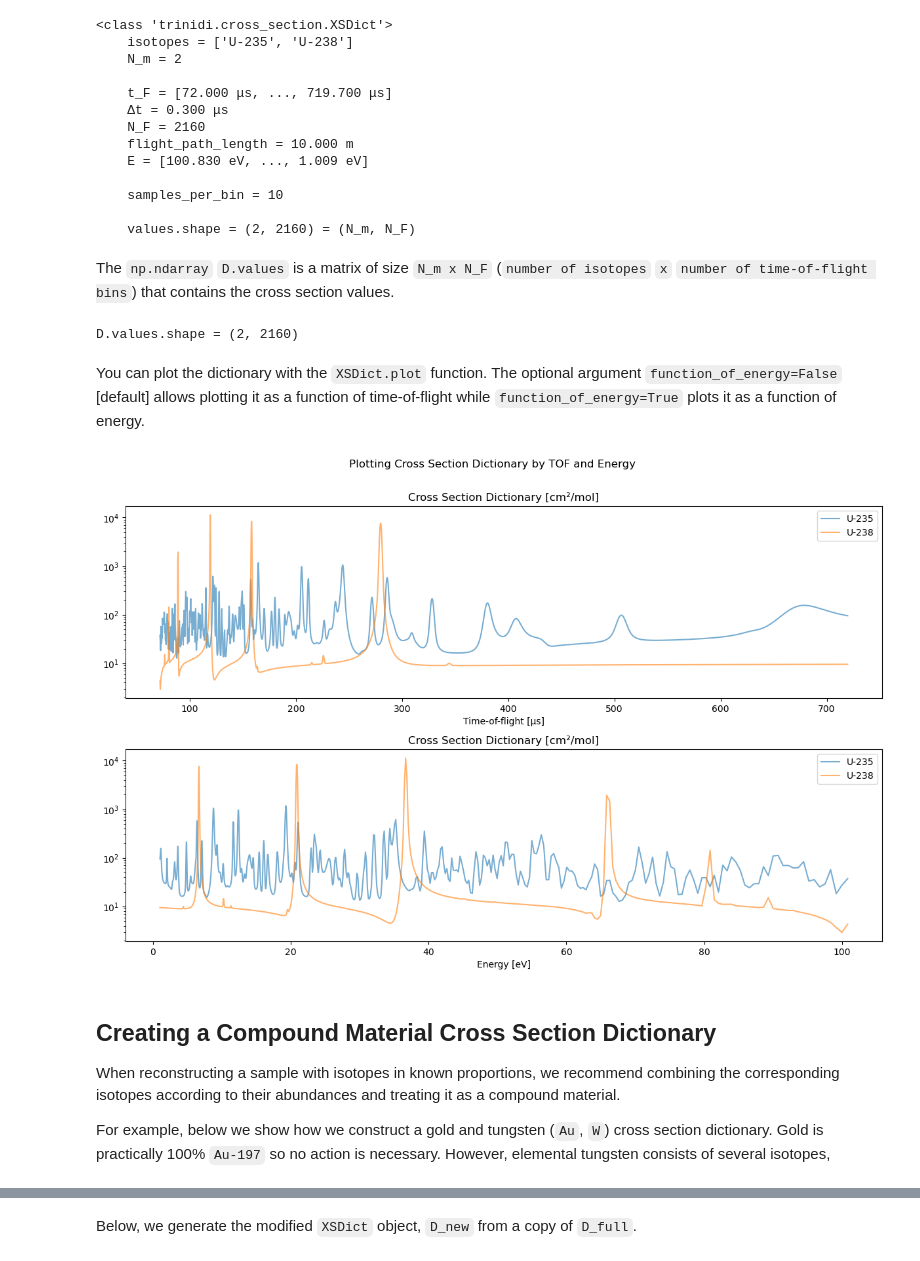
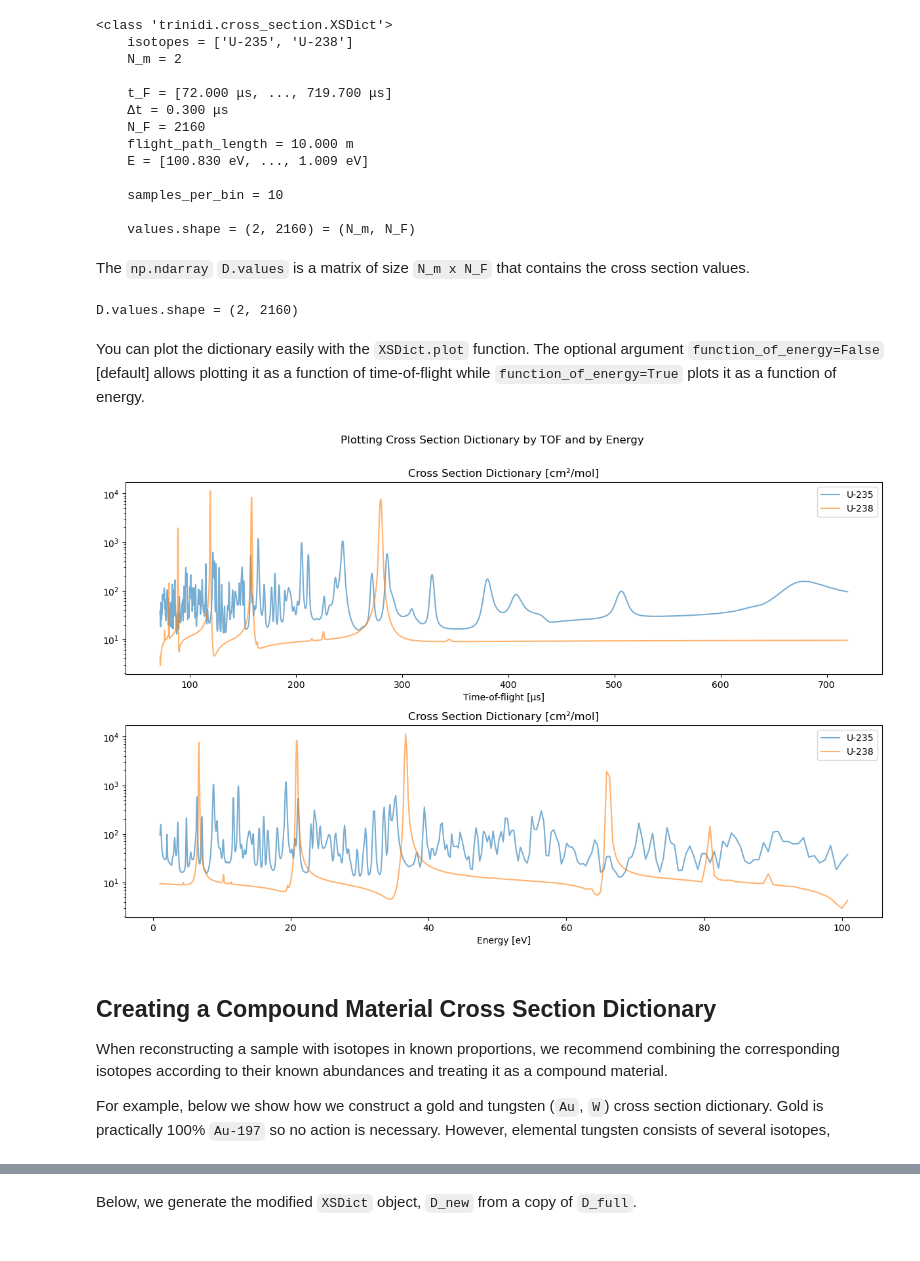
Before and after one commit to TsvikiHirsh/trinidi-data, a Jupyter notebook: examples/notebooks/cross_section_demo.ipynb, the cells around one changed output, grey strips where cells are left out. Cells and saved outputs as stored; diff of their text form; code cells hidden in the pictures.

```diff
--- a/examples/notebooks/cross_section_demo.ipynb
+++ b/examples/notebooks/cross_section_demo.ipynb
@@ -99,29 +100,32 @@ print(D)
 
     values.shape = (2, 2160) = (N_m, N_F)
 # %% [markdown]
-The `np.ndarray` `D.values` is a matrix of size `N_m x N_F` (`number of isotopes` `x` `number of time-of-flight bins`) that contains the cross section values.
+The `np.ndarray` `D.values` is a matrix of size `N_m x N_F` that contains the cross section values.
 # %%
 print(f"{D.values.shape = }")
 # %% [output]
 D.values.shape = (2, 2160)
 # %% [markdown]
-You can plot the dictionary with the `XSDict.plot` function.
-The optional argument `function_of_energy=False` [default] allows plotting it as a function of time-of-flight while `function_of_energy=True` plots it as a function of energy.
+You can plot the dictionary easily with the `XSDict.plot` function.
+The optional argument `function_of_energy=False` [default] allows plotting it as a function of
+time-of-flight while `function_of_energy=True` plots it as a function of energy.
 # %%
 fig, ax = plt.subplots(2, 1, figsize=[12, 8], sharex=False)
 ax = np.atleast_1d(ax)
 D.plot(ax[0])
 D.plot(ax[1], function_of_energy=True)
-fig.suptitle("Plotting Cross Section Dictionary by TOF and Energy")
+fig.suptitle("Plotting Cross Section Dictionary by TOF and by Energy")
 plt.tight_layout(pad=0.4, w_pad=0.5, h_pad=1.0, rect=(0, 0, 1, 0.95))
 plt.show()
 # %% [output]
-[figure, old version]
+[figure, new version]
 # %% [markdown]
 Creating a Compound Material Cross Section Dictionary
 -----------------------------------------------------
 
-When reconstructing a sample with isotopes in known proportions, we recommend combining the corresponding isotopes according to their abundances and treating it as a compound material.
+When reconstructing a sample with isotopes in known proportions, we recommend combining the
+corresponding isotopes according to their known abundances and treating it as a compound material.
 
-For example, below we show how we construct a gold and tungsten (`Au`, `W`) cross section dictionary. Gold is practically 100% `Au-197` so no action is necessary. However, elemental tungsten consists of several isotopes,
+For example, below we show how we construct a gold and tungsten (`Au`, `W`) cross section dictionary.
+Gold is practically 100% `Au-197` so no action is necessary. However, elemental tungsten consists of several isotopes,
 # %%
```
Also changed, not shown: parts of 11 cells of this notebook, 9 other files.
